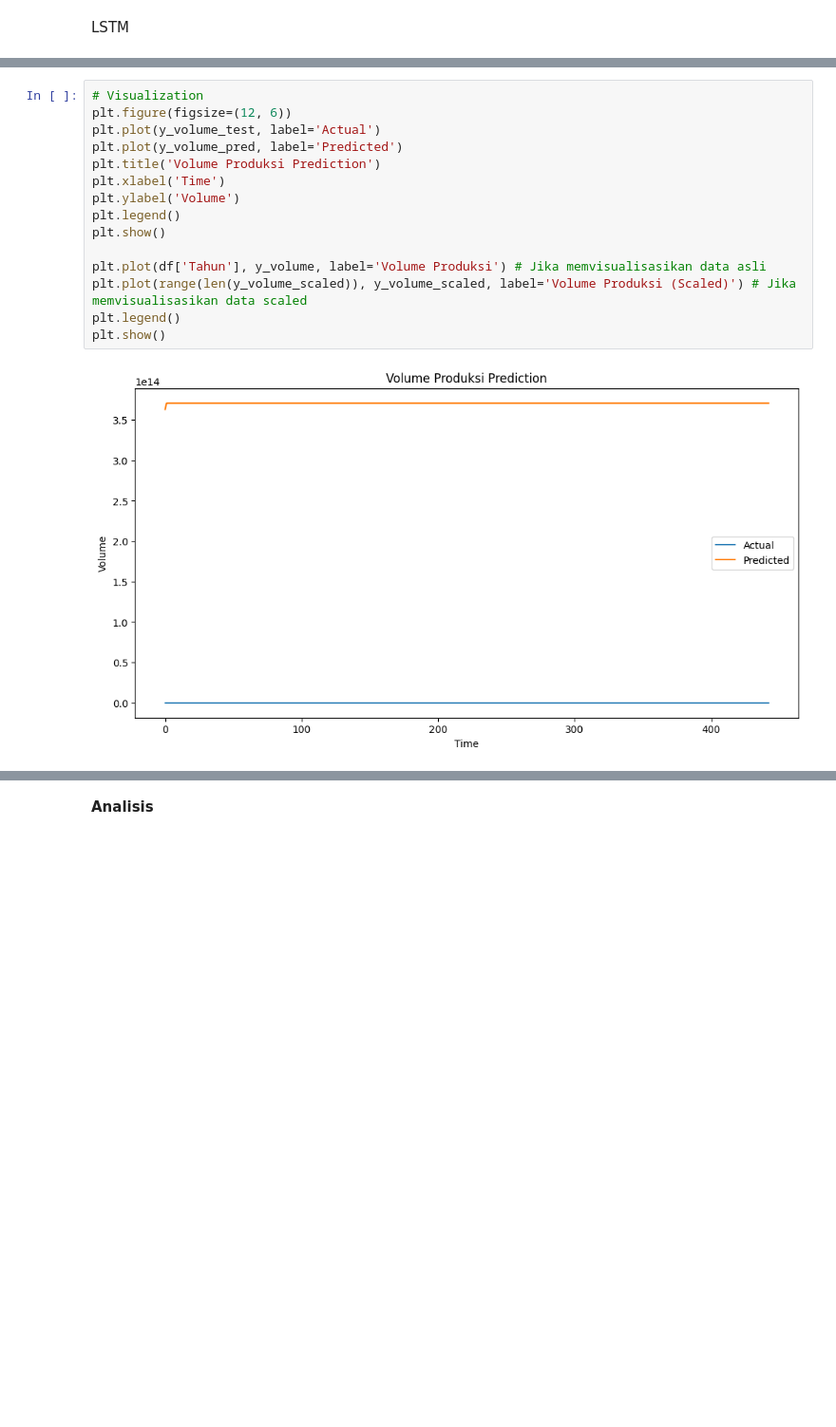
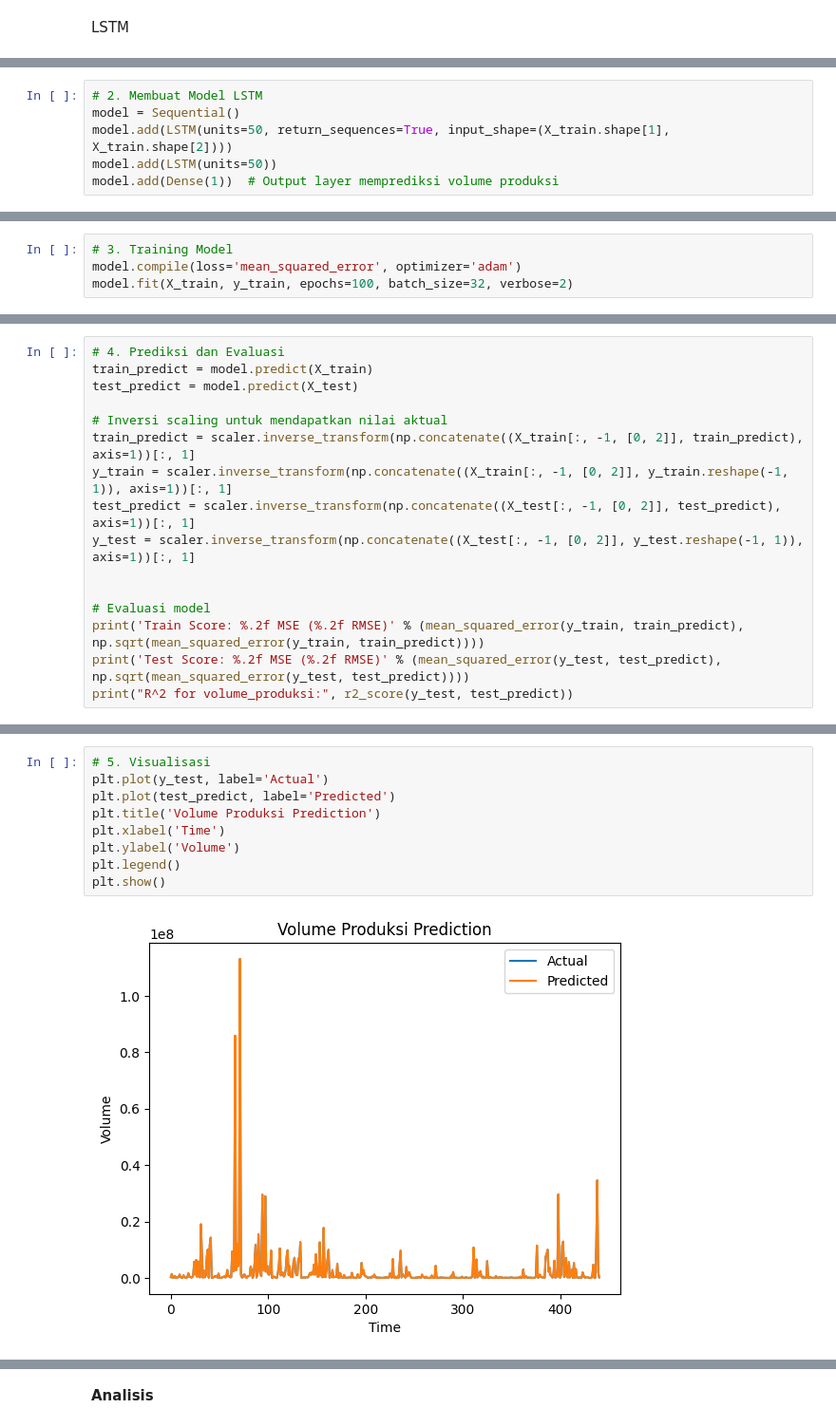
Before and after one commit to AryaPratamaPutra-10/AryaPratamaPutra-10, a Jupyter notebook: Analisis Data 3.ipynb, the cells around one changed output, grey strips where cells are left out. Shown: that part at 95% size. Cells and saved outputs as stored; diff of their text form; blank space fills up the shorter version.

```diff
--- a/Analisis Data 3.ipynb
+++ b/Analisis Data 3.ipynb
@@ -317,0 +204,6 @@ Visualisasi Model
+# %%
+# 2. Membuat Model LSTM
+model = Sequential()
+model.add(LSTM(units=50, return_sequences=True, input_shape=(X_train.shape[1], X_train.shape[2])))
+model.add(LSTM(units=50))
+model.add(Dense(1))  # Output layer memprediksi volume produksi
@@ -317,0 +212,4 @@ Visualisasi Model
+# %%
+# 3. Training Model
+model.compile(loss='mean_squared_error', optimizer='adam')
+model.fit(X_train, y_train, epochs=100, batch_size=32, verbose=2)
@@ -317,0 +237,16 @@ Visualisasi Model
+# %%
+# 4. Prediksi dan Evaluasi
+train_predict = model.predict(X_train)
+test_predict = model.predict(X_test)
+
+# Inversi scaling untuk mendapatkan nilai aktual
+train_predict = scaler.inverse_transform(np.concatenate((X_train[:, -1, [0, 2]], train_predict), axis=1))[:, 1]
+y_train = scaler.inverse_transform(np.concatenate((X_train[:, -1, [0, 2]], y_train.reshape(-1, 1)), axis=1))[:, 1]
+test_predict = scaler.inverse_transform(np.concatenate((X_test[:, -1, [0, 2]], test_predict), axis=1))[:, 1]
+y_test = scaler.inverse_transform(np.concatenate((X_test[:, -1, [0, 2]], y_test.reshape(-1, 1)), axis=1))[:, 1]
+
+
+# Evaluasi model
+print('Train Score: %.2f MSE (%.2f RMSE)' % (mean_squared_error(y_train, train_predict), np.sqrt(mean_squared_error(y_train, train_predict))))
+print('Test Score: %.2f MSE (%.2f RMSE)' % (mean_squared_error(y_test, test_predict), np.sqrt(mean_squared_error(y_test, test_predict))))
+print("R^2 for volume_produksi:", r2_score(y_test, test_predict))
@@ -318,17 +261,11 @@ Visualisasi Model
 # %%
-# Visualization
-plt.figure(figsize=(12, 6))
-plt.plot(y_volume_test, label='Actual')
-plt.plot(y_volume_pred, label='Predicted')
+# 5. Visualisasi
+plt.plot(y_test, label='Actual')
+plt.plot(test_predict, label='Predicted')
 plt.title('Volume Produksi Prediction')
 plt.xlabel('Time')
 plt.ylabel('Volume')
 plt.legend()
 plt.show()
-
-plt.plot(df['Tahun'], y_volume, label='Volume Produksi') # Jika memvisualisasikan data asli
-plt.plot(range(len(y_volume_scaled)), y_volume_scaled, label='Volume Produksi (Scaled)') # Jika memvisualisasikan data scaled
-plt.legend()
-plt.show()
 # %% [output]
-[figure, old version]
+[figure, new version]
```
Also changed, not shown: parts of 31 cells of this notebook.
